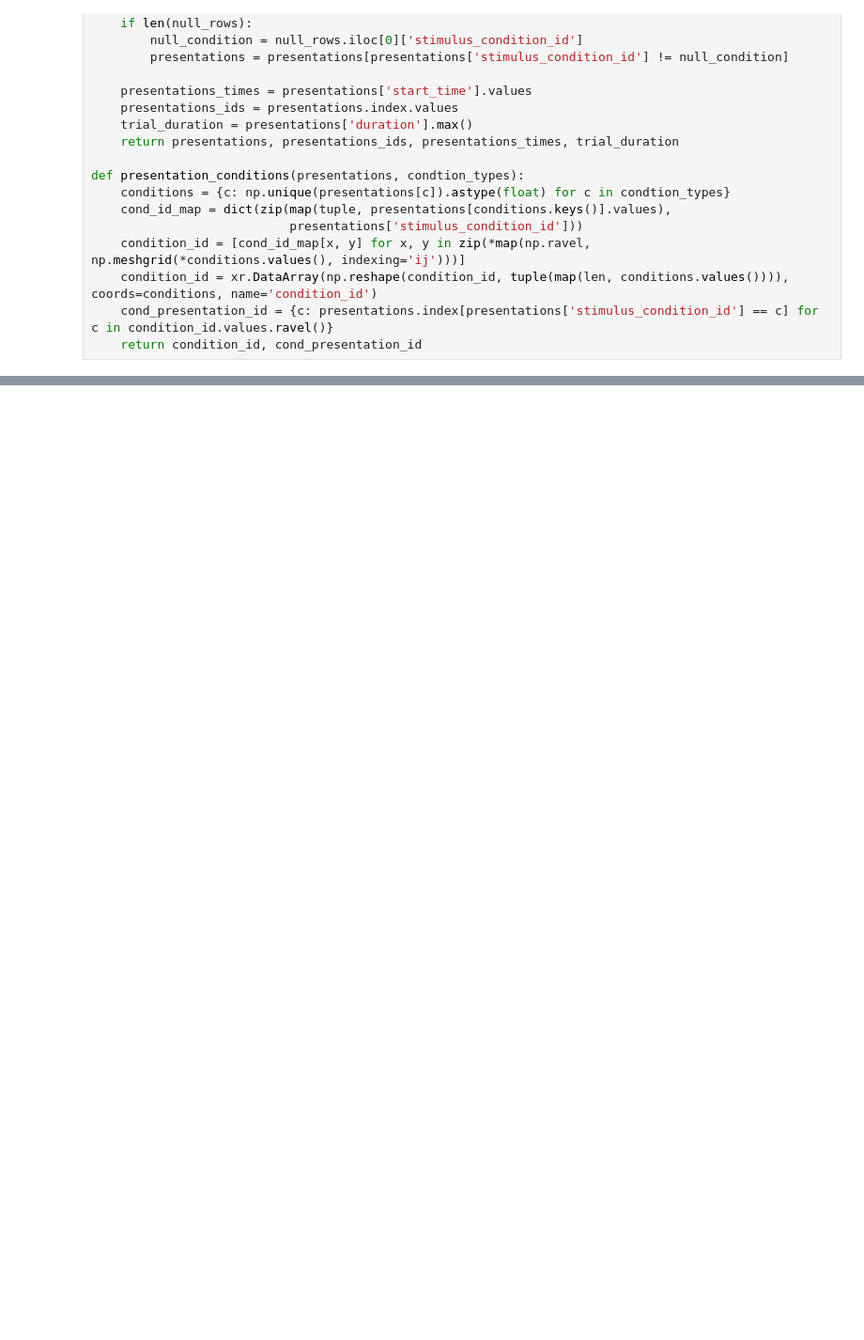
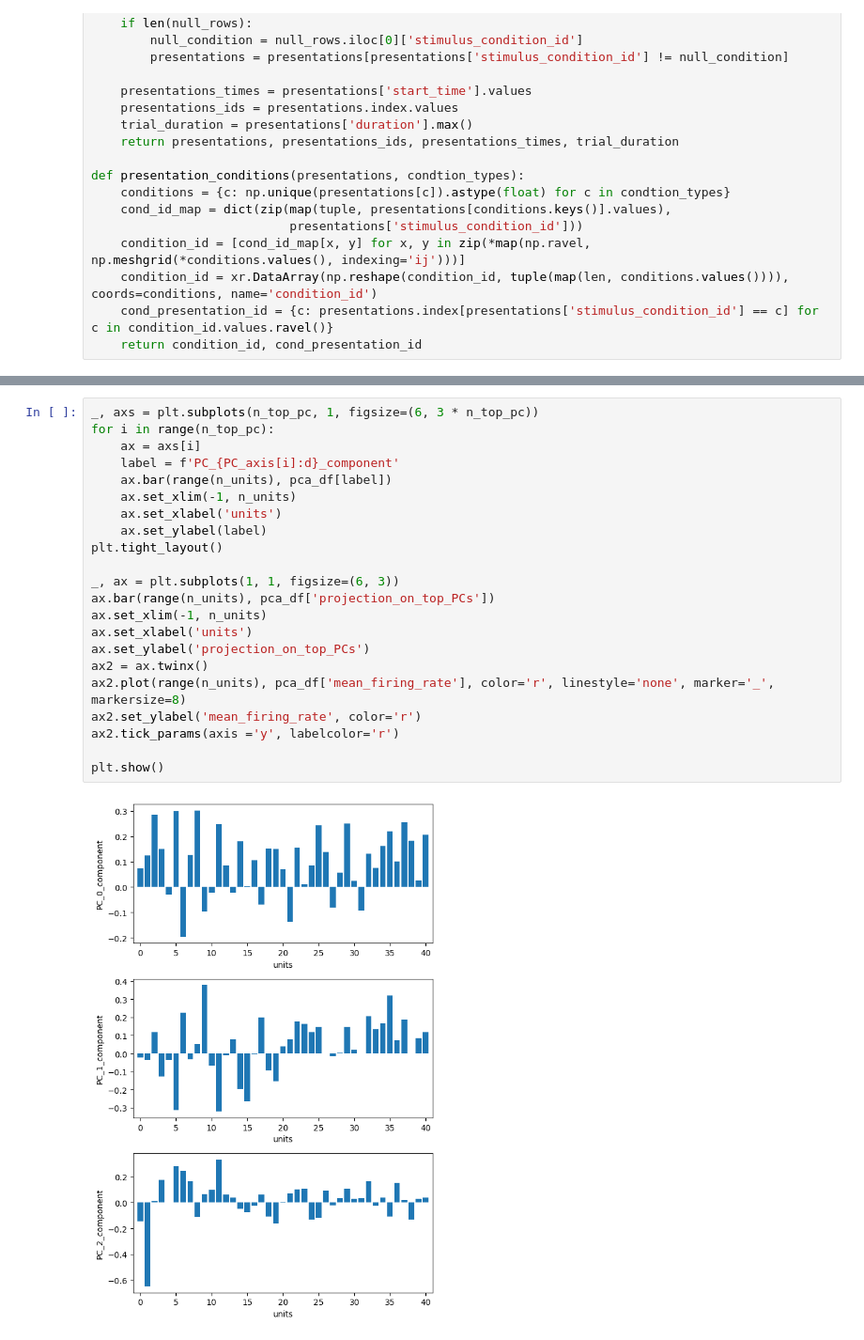
Before and after one commit to chenziao/Analyzing_Allen_Visual_Coding_Neuropixels_Dataset, a Jupyter notebook: Analyze_Visual_Spike.ipynb, the cells around one changed output, grey strips where cells are left out. Shown at 94% size. Cells and saved outputs as stored; diff of their text form; blank space fills up the shorter version.

```diff
--- a/Analyze_Visual_Spike.ipynb
+++ b/Analyze_Visual_Spike.ipynb
@@ -166,0 +268,24 @@ plt.show()
+# %%
+_, axs = plt.subplots(n_top_pc, 1, figsize=(6, 3 * n_top_pc))
+for i in range(n_top_pc):
+    ax = axs[i]
+    label = f'PC_{PC_axis[i]:d}_component'
+    ax.bar(range(n_units), pca_df[label])
+    ax.set_xlim(-1, n_units)
+    ax.set_xlabel('units')
+    ax.set_ylabel(label)
+plt.tight_layout()
+
+_, ax = plt.subplots(1, 1, figsize=(6, 3))
+ax.bar(range(n_units), pca_df['projection_on_top_PCs'])
+ax.set_xlim(-1, n_units)
+ax.set_xlabel('units')
+ax.set_ylabel('projection_on_top_PCs')
+ax2 = ax.twinx()
+ax2.plot(range(n_units), pca_df['mean_firing_rate'], color='r', linestyle='none', marker='_', markersize=8)
+ax2.set_ylabel('mean_firing_rate', color='r')
+ax2.tick_params(axis ='y', labelcolor='r')
+
+plt.show()
+# %% [output]
+[figure, added]
```
Also changed, not shown: parts of 16 cells of this notebook, 1 other file.
